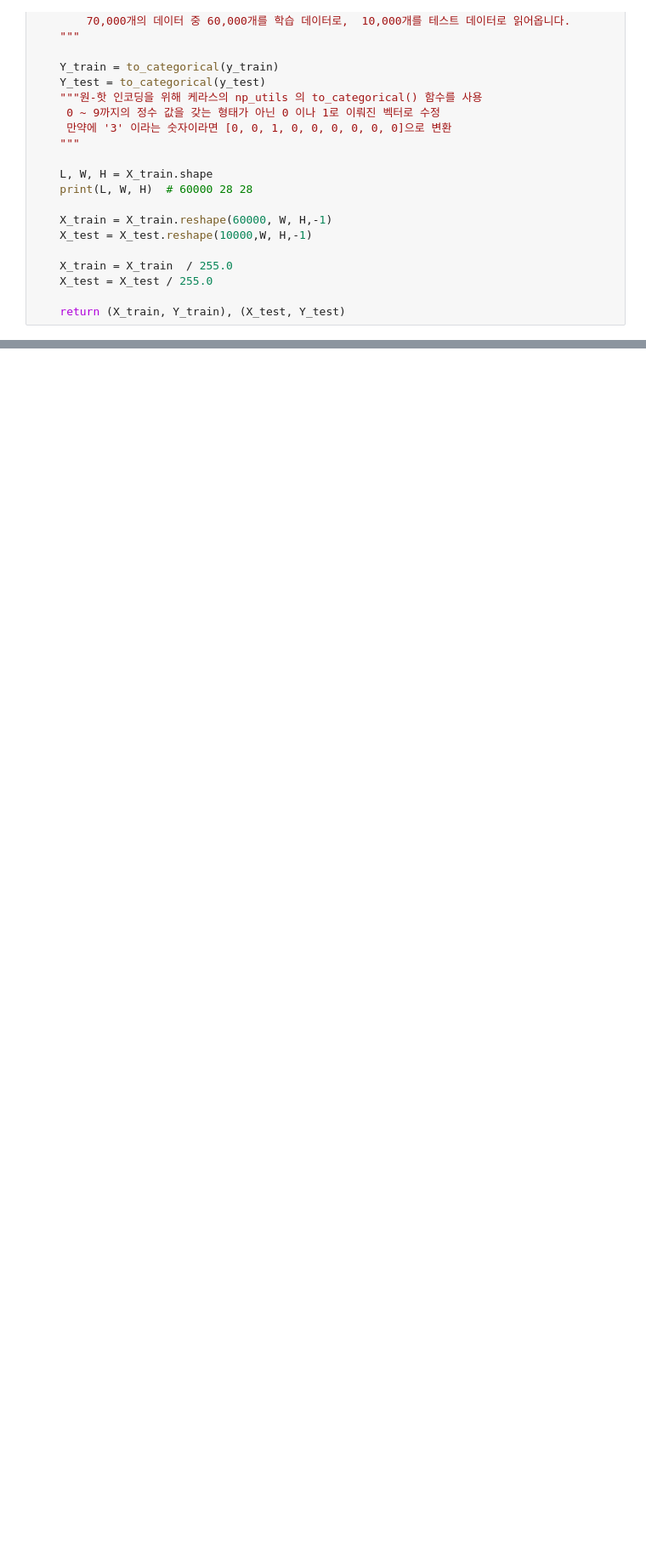
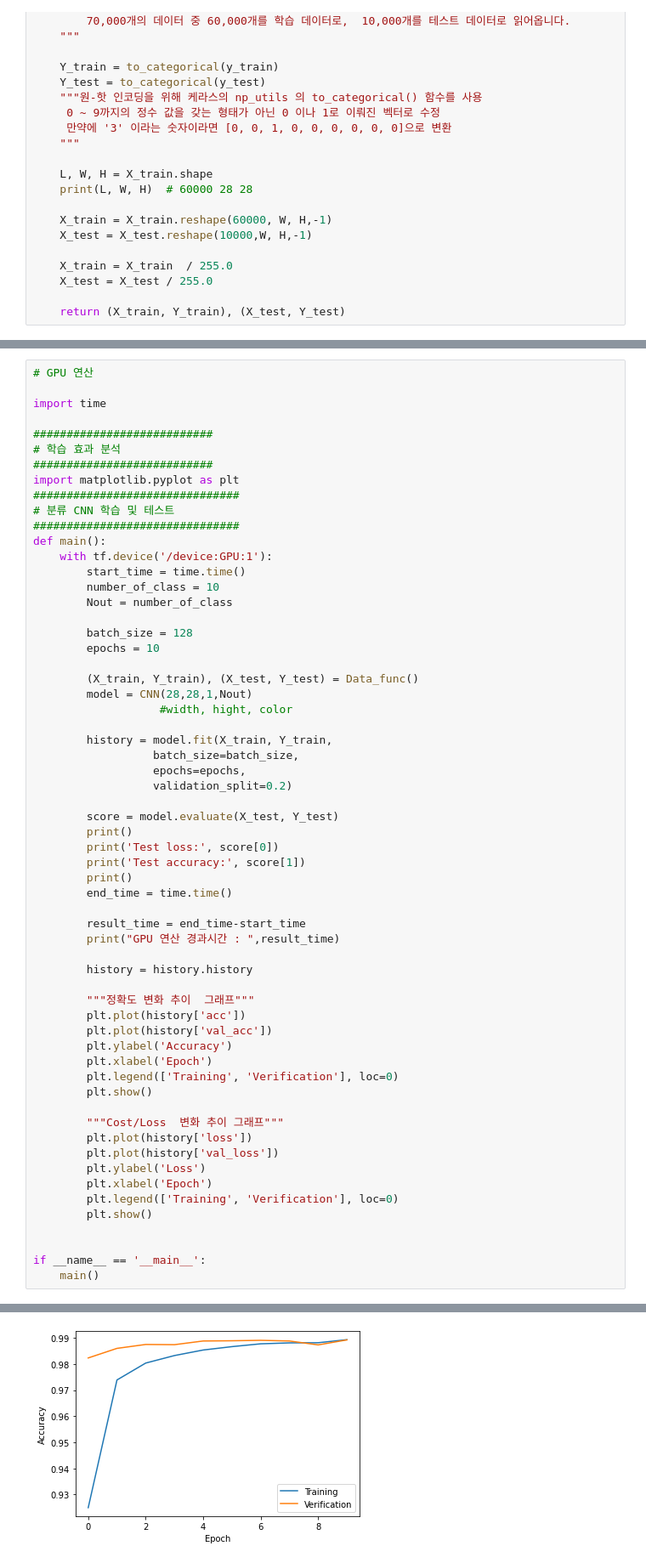
Before and after one commit to Real-Bird/0.python, a Jupyter notebook: 210719/k_cnn_01_mnist.ipynb, the cells around one changed output, grey strips where cells are left out. Shown at 85% size. Drawn from its saved outputs; the diff is of its cells as text; blank space fills up the shorter version.

```diff
--- a/210719/k_cnn_01_mnist.ipynb
+++ b/210719/k_cnn_01_mnist.ipynb
@@ -123,0 +134,62 @@ KeyError: 'val_accuracy'
+# %%
+# GPU 연산
+
+import time
+
+###########################
+# 학습 효과 분석
+###########################
+import matplotlib.pyplot as plt
+###############################
+# 분류 CNN 학습 및 테스트
+###############################
+def main():
+    with tf.device('/device:GPU:1'):
+        start_time = time.time()
+        number_of_class = 10
+        Nout = number_of_class
+
+        batch_size = 128
+        epochs = 10
+
+        (X_train, Y_train), (X_test, Y_test) = Data_func()
+        model = CNN(28,28,1,Nout)
+                   #width, hight, color
+
+        history = model.fit(X_train, Y_train,
+                  batch_size=batch_size,
+                  epochs=epochs,
+                  validation_split=0.2)
+
+        score = model.evaluate(X_test, Y_test)
+        print()
+        print('Test loss:', score[0])
+        print('Test accuracy:', score[1])
+        print()
+        end_time = time.time()
+
+        result_time = end_time-start_time
+        print("GPU 연산 경과시간 : ",result_time)
+
+        history = history.history
+
+        """정확도 변화 추이  그래프"""
+        plt.plot(history['acc'])
+        plt.plot(history['val_acc'])
+        plt.ylabel('Accuracy')
+        plt.xlabel('Epoch')
+        plt.legend(['Training', 'Verification'], loc=0)
+        plt.show()
+
+        """Cost/Loss  변화 추이 그래프"""
+        plt.plot(history['loss'])
+        plt.plot(history['val_loss'])
+        plt.ylabel('Loss')
+        plt.xlabel('Epoch')
+        plt.legend(['Training', 'Verification'], loc=0)
+        plt.show()
+
+
+if __name__ == '__main__':
+    main()
+# %% [output]
@@ -123,0 +213 @@ KeyError: 'val_accuracy'
+[figure, added]
```
Also changed, not shown: parts of 2 cells of this notebook, 2 other files.
